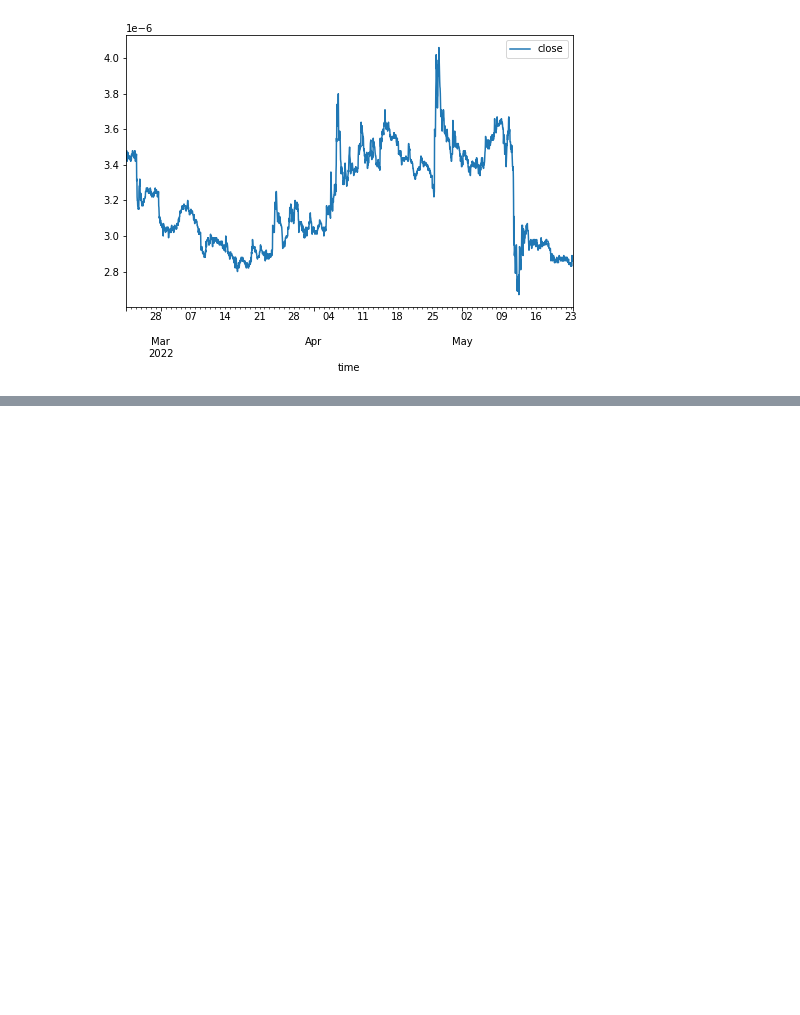
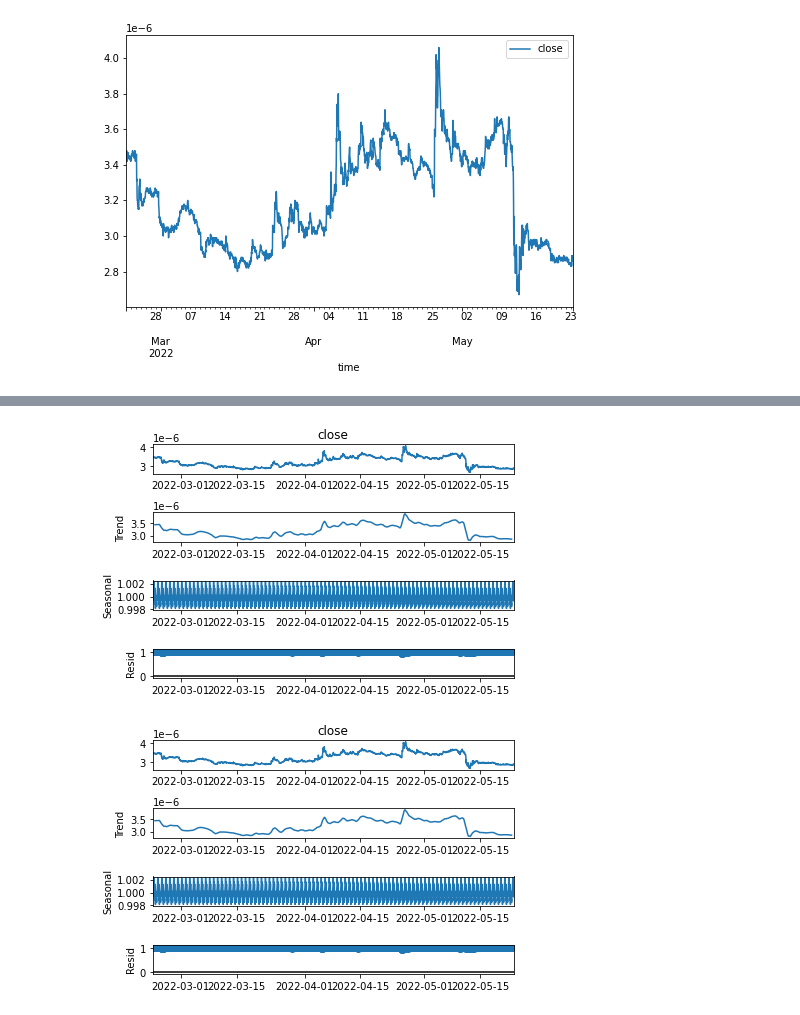
Before and after one commit to faGH/fa.intelligence.notebooks, a Jupyter notebook: labs/timeseries/forecasting_models_and_time_series.ipynb, the cells around one changed output, grey strips where cells are left out. Drawn from its saved outputs; the diff is of its cells as text; code cells hidden in the pictures; blank space fills up the shorter version.

```diff
--- a/labs/timeseries/forecasting_models_and_time_series.ipynb
+++ b/labs/timeseries/forecasting_models_and_time_series.ipynb
@@ -28,0 +66,6 @@ data['close'].plot(figsize=(8,5), legend=True)
+# %%
+decomposition = seasonal_decompose(x=data.close, model='multiplicative')
+decomposition.plot()
+# %% [output]
+[figure, added]
+[figure, added]
```
Also changed, not shown: parts of 12 cells of this notebook.
